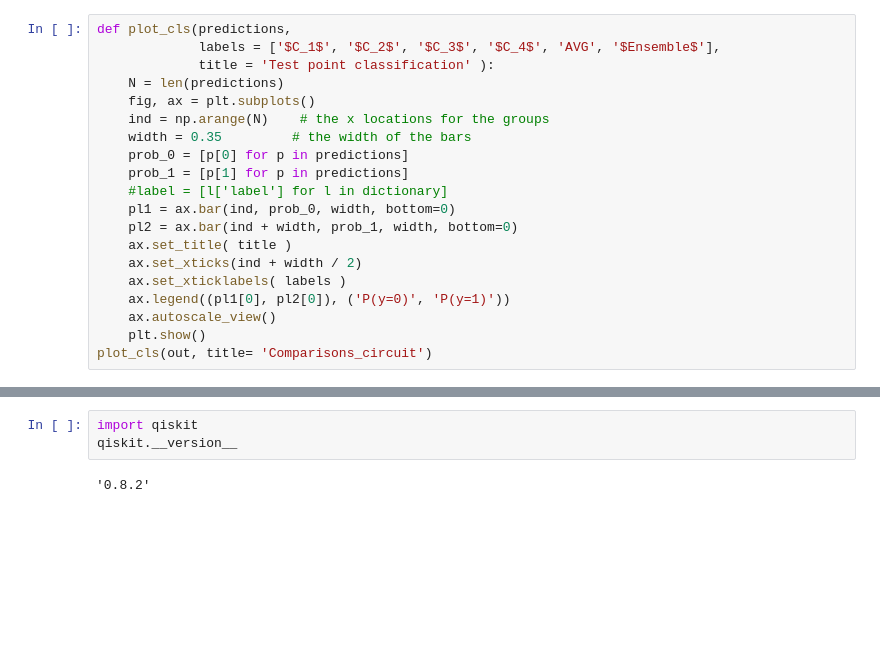
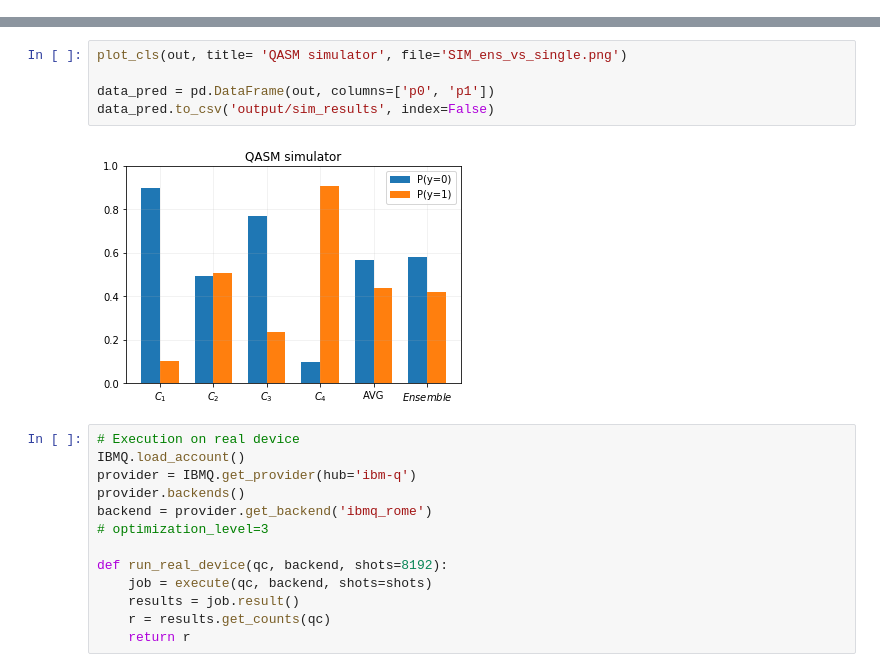
Before and after one commit to amacaluso/Quantum-Ensemble-for-Classification, a Jupyter notebook: notebooks/data_custom.ipynb, the cells around one changed output, grey strips where cells are left out. Saved outputs shown, nothing was run; the diff lists cells and outputs as text; blank space fills up the shorter version.

```diff
--- a/notebooks/data_custom.ipynb
+++ b/notebooks/data_custom.ipynb
@@ -76,20 +62,0 @@ print(out)
-# %%
-def plot_cls(predictions,
-             labels = ['$C_1$', '$C_2$', '$C_3$', '$C_4$', 'AVG', '$Ensemble$'],
-             title = 'Test point classification' ):
-    N = len(predictions)
-    fig, ax = plt.subplots()
-    ind = np.arange(N)    # the x locations for the groups
-    width = 0.35         # the width of the bars
-    prob_0 = [p[0] for p in predictions]
-    prob_1 = [p[1] for p in predictions]
-    #label = [l['label'] for l in dictionary]
-    pl1 = ax.bar(ind, prob_0, width, bottom=0)
-    pl2 = ax.bar(ind + width, prob_1, width, bottom=0)
-    ax.set_title( title )
-    ax.set_xticks(ind + width / 2)
-    ax.set_xticklabels( labels )
-    ax.legend((pl1[0], pl2[0]), ('P(y=0)', 'P(y=1)'))
-    ax.autoscale_view()
-    plt.show()
-plot_cls(out, title= 'Comparisons_circuit')
@@ -189,5 +63,20 @@ evaluation_metrics(predictions, Y_vector_test)
-# %%
-import qiskit
-qiskit.__version__
-# %% [output]
-'0.8.2'
+# %%
+plot_cls(out, title= 'QASM simulator', file='SIM_ens_vs_single.png')
+
+data_pred = pd.DataFrame(out, columns=['p0', 'p1'])
+data_pred.to_csv('output/sim_results', index=False)
+# %% [output]
+[figure, added]
+# %%
+# Execution on real device
+IBMQ.load_account()
+provider = IBMQ.get_provider(hub='ibm-q')
+provider.backends()
+backend = provider.get_backend('ibmq_rome')
+# optimization_level=3
+
+def run_real_device(qc, backend, shots=8192):
+    job = execute(qc, backend, shots=shots)
+    results = job.result()
+    r = results.get_counts(qc)
+    return r
```
Also changed, not shown: parts of 11 cells of this notebook, 4 other files.
